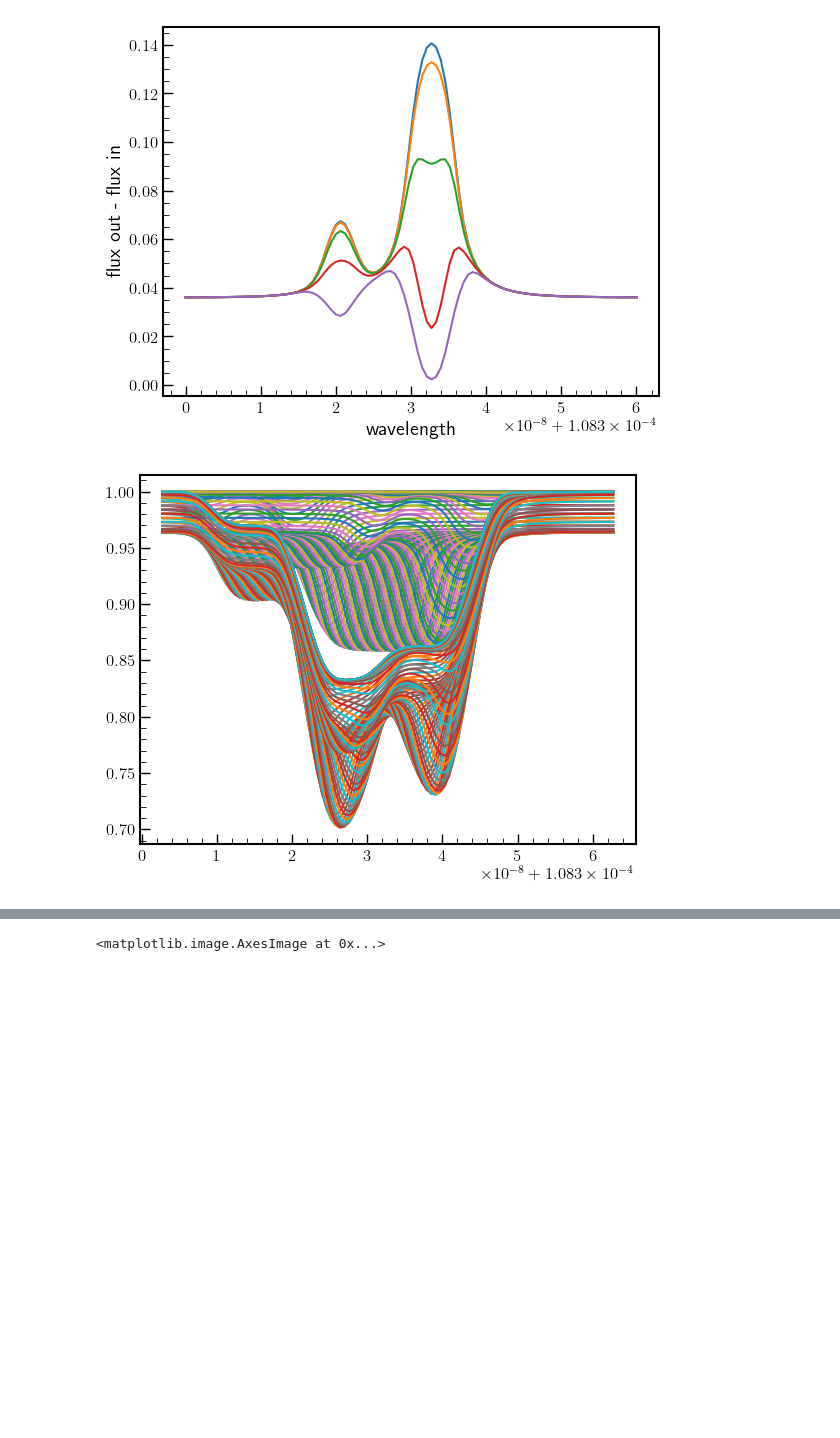
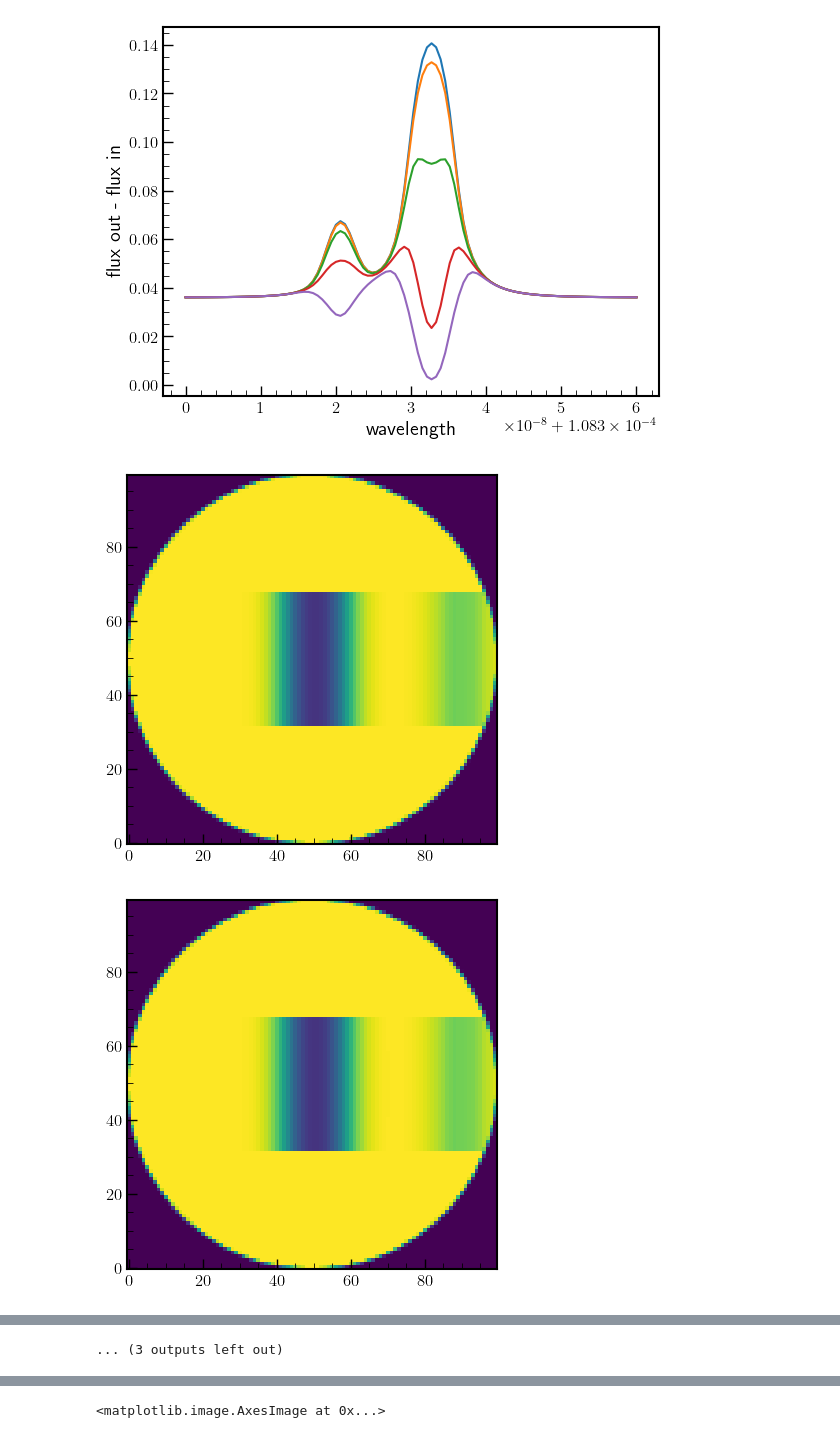
Before and after one commit to eschreyer/torus, a Jupyter notebook: paper_plots.ipynb, the cells around one changed output, grey strips where cells are left out. Drawn from its saved outputs; the diff is of its cells as text; code cells hidden in the pictures; blank space fills up the shorter version.

```diff
--- a/paper_plots.ipynb
+++ b/paper_plots.ipynb
@@ -41,8 +42,8 @@ sola =  {k.lower(): v for k, v in sa.items()}
 #WASP12 parameters
 P = 1.5 * const.day
 
-WASP12b = {'mass_s': const.m_sun, 'radius_s': const.r_sun,
-           'mass_p':1.46*const.m_jupiter, 'radius_p':1.884*const.r_jupiter, 'inclination': np.pi/2}
+WASP12b = {'mass_s': 0.77*const.m_sun, 'radius_s': 0.72*const.r_sun,
+           'mass_p':0.7*const.m_jupiter, 'radius_p':1.4*const.r_jupiter, 'inclination': np.pi/2}
 
 a = (P**2 * const.G * WASP12b['mass_s'] / 4 / np.pi**2)**(1/3)
 WASP12b['semimajoraxis']= a
@@ -50,5 +55,5 @@ a_div_Rs = WASP12b['semimajoraxis'] / WASP12b['radius_s']
 # %%
-WASP12b_species_keys=['h', 'he', 'c', 'mg', 'ca']
+WASP12b_species_keys=['h', 'he']
 WASP12b_species = dict((k, sola[k]) for k in WASP12b_species_keys)
 # %%
 units = {'wavelength': u.angstrom, 'flux': u.erg / u.s / u.cm ** 2 / u.angstrom}
@@ -67,14 +72,14 @@ pwinds_parameters={'mass_s':parameters['mass_s']/const.m_sun, 'radius_s':paramet
                    'semimajoraxis':parameters['semimajoraxis']/1.5e13, 'impact_parameter': b}
 
 #wind parameters
-wind_parameters={'mdot_p' : 10**12, 'T': 8000, 'h_fraction' : 0.9, 'mu_0' : 1.3}
+wind_parameters={'mdot_p' : 10**11.5, 'T': 0.8e4, 'h_fraction' : 0.9, 'mu_0' : 1.3}
 
-##late F star spectrum
-Fstar = ss.stellar_spectra('solar', semi_major_axis=parameters['semimajoraxis']/parameters['radius_s'], stellar_radius=pwinds_parameters['radius_s'], Lbol=1)
+#solar spectrum
+solar = ss.stellar_spectra('early-K', semi_major_axis=parameters['semimajoraxis']/parameters['radius_s'], stellar_radius=pwinds_parameters['radius_s'])
 units1 = [u.angstrom, u.erg / u.s / u.cm ** 2 / u.angstrom, 1 /u.s, u.erg /u.cm**2]
 units2 = {'wavelength': u.angstrom, 'flux': u.erg / u.s / u.cm ** 2 / u.angstrom}
-Fstar_spectrum = Fstar.get_spectrum(units=units1)
-spectrum={'wavelength':Fstar_spectrum['wl'], 'flux_lambda':Fstar_spectrum['F_wl'], 'wavelength_unit':units1[0], 'flux_unit':units1[1]}
+solar_spectrum = solar.get_rescaled_spectrum(norm_wav=[1.24e-6, 9.12e-6], norm_flux=0.25*10**4.5, units=units1)
+spectrum={'wavelength':solar_spectrum['wl'], 'flux_lambda':solar_spectrum['F_wl'], 'wavelength_unit':units1[0], 'flux_unit':units1[1]}
 
 #spectrum = tools.make_spectrum_from_file('star_spectra/p-winds_ref_spec/solar_spectrum_scaled_lambda.dat',
                                     #units)
@@ -313,45 +688,49 @@ f1, f2 = 0.17974, 0.29958
 wavc = (f1*wav1 + f2*wav2) / (f1 + f2)
 
 #phase
-phase = np.linspace(-0.65, 0.65, 100)
+t = 15
+phase = np.linspace(-0.65, 0.65, t)
 omega = np.sqrt(const.G * parameters['mass_s'] / parameters['semimajoraxis']**3)
 phase_at_star = np.arcsin(parameters['radius_s']/ parameters['semimajoraxis'])
 planet_rv = omega * parameters['semimajoraxis'] * np.sin(phase * phase_at_star / 0.5) * 1e-2
 wav = np.linspace(wavc - 3e-8, wavc + 3e-8, 100)
 wav_SI = wav * 1e-2
 
 #flux
-Fin = np.zeros(100)
-Fin2 = np.zeros(100)
-Fp = np.zeros(100)
+Fin = np.zeros(t)
+Fin2 = np.zeros(t)
+Fp = np.zeros(t)
 
 for i,p in enumerate(phase):
 
     flux_map, t_depth, r_from_planet = transit.draw_transit(
         planet_to_star_ratio,
         planet_physical_radius=R_pl_physical,
         impact_parameter=0,
         phase=p,
         supersampling=10,
         grid_size=100)
 
-    intensity, tau_t = WASP12b10.do_transit('he_1', ['he_3-0', 'he_3-1', 'he_3-2'], wav, flux_map)
-    intensity2, tau_t2 = WASP12b102.do_transit('he_1', ['he_3-0', 'he_3-1', 'he_3-2'], wav, flux_map)
+    intensity, tau_t = WASP12b10.do_transit('he_1', ['he_3-0', 'he_3-1', 'he_3-2'], wav, flux_map, indexing='image')
+    intensity2, tau_t2 = WASP12b102.do_transit('he_1', ['he_3-0', 'he_3-1', 'he_3-2'], wav, flux_map, indexing='image')
 
     spectrum, tau_p = transit.radiative_transfer_2d(flux_map, r_from_planet,
                                         r_SI, n_he_3_SI, v_SI, w_array, f_array, a_array,
                                         wav_SI, wind_parameters['T'], m_He, planet_radial_velocity=planet_rv[i], wind_broadening_method=method)
 
     i_tot = np.einsum('ij, ijk -> k', flux_map, np.exp(-(tau_t + tau_p)))
     i_tot2 = np.einsum('ij, ijk -> k', flux_map, np.exp(-(tau_t2 + tau_p)))
     i_p = np.einsum('ij, ijk -> k', flux_map, np.exp(-tau_p))
 
-    plt.plot(wav, spectrum)
-    plt.plot(wav, i_tot);
+    plt.imshow(flux_map * np.exp(-(tau_t + tau_p)[:, :, 50]), origin='lower')
+    plt.show()
+    #plt.plot(wav, spectrum)
+    #plt.plot(wav, i_tot);
 
 
     Fin[i] = sp_int.trapezoid(i_tot, x=wav)
     Fin2[i] = sp_int.trapezoid(i_tot2, x=wav)
     Fp[i] = sp_int.trapezoid(i_p, x=wav)
 # %% [output]
-[figure, old version]
+[figure, new version]
+[figure, added]
@@ -358,2 +747,3 @@ for i,p in enumerate(phase):
+... (3 outputs left out)
 # %%
 plt.plot(phase, Fin / Fin[0], color = 'tab:red', label='transit with circumstellar disk')
```
Also changed, not shown: parts of 31 cells of this notebook, 9 other files.
